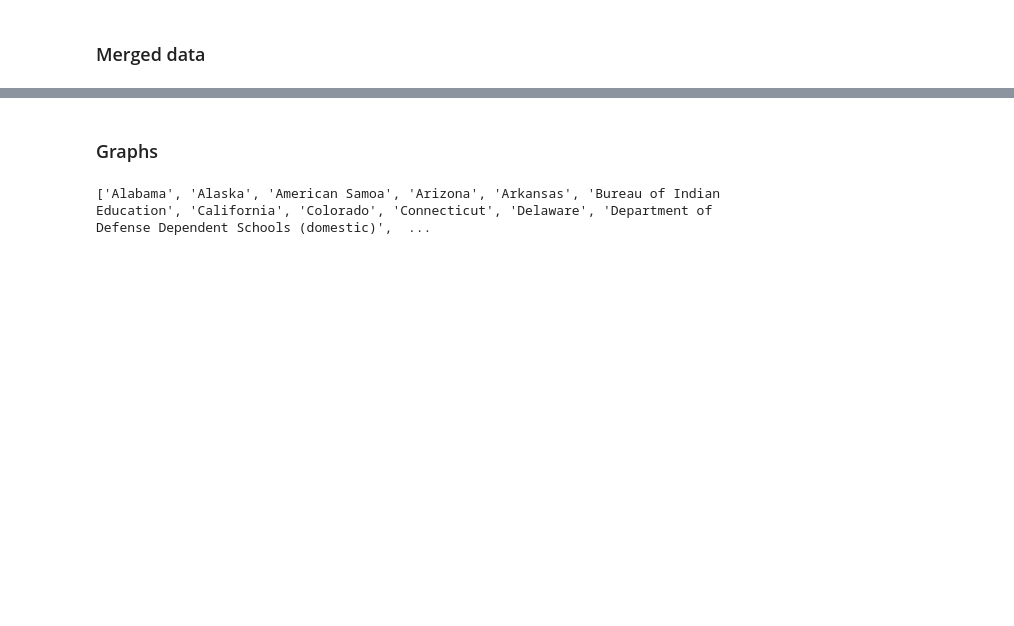
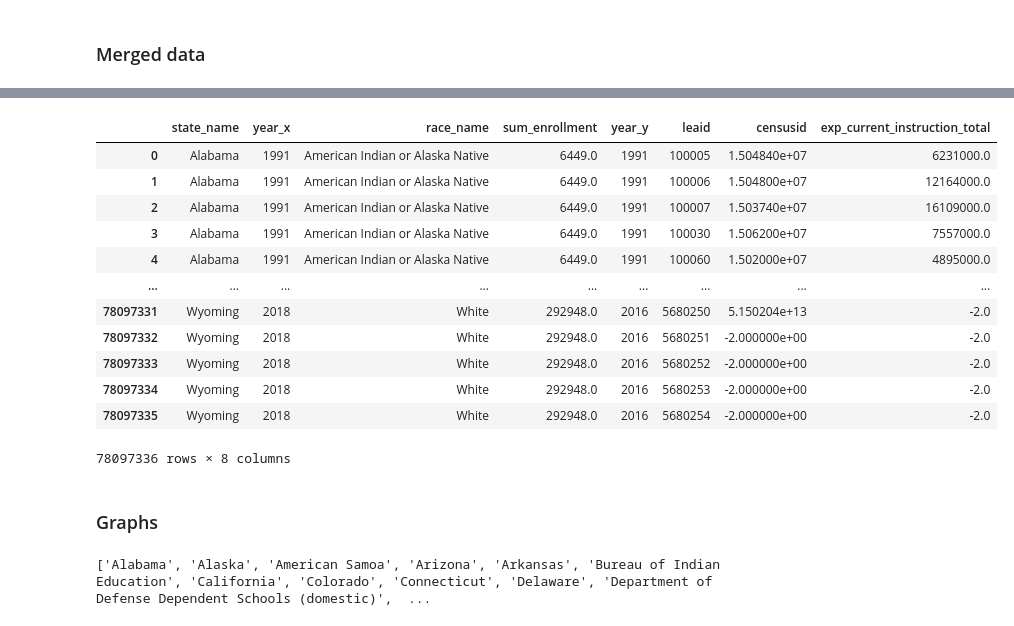
Before and after one commit to apaniagua6/Covid-impact-graduation, a Jupyter notebook: 03-educationdata-dashboards/transformation_instructional_spend.ipynb, the cells around one changed output, grey strips where cells are left out. Drawn from its saved outputs; the diff is of its cells as text; code cells hidden in the pictures; blank space fills up the shorter version.

```diff
--- a/03-educationdata-dashboards/transformation_instructional_spend.ipynb
+++ b/03-educationdata-dashboards/transformation_instructional_spend.ipynb
@@ -213,5 +241,19 @@ finance = pd.read_csv('Instructional Spend Grouped by State-Year.csv')
 # %%
-# joined = pd.merge(state_by_race, finance, on=['state_name', 'year'], how='inner', validate='1:1')  # todo: fix join
+race_finance_by_state = pd.merge(state_by_race, new, on=['state_name'], how='inner')  # todo: fix join
+# %% [output]
+|  | state_name | year_x | race_name | sum_enrollment | year_y | leaid | censusid | exp_current_instruction_total |
+| 0 | Alabama | 1991 | American Indian or Alaska Native | 6449.0 | 1991 | 100005 | 1.504840e+07 | 6231000.0 |
+| 1 | Alabama | 1991 | American Indian or Alaska Native | 6449.0 | 1991 | 100006 | 1.504800e+07 | 12164000.0 |
+| 2 | Alabama | 1991 | American Indian or Alaska Native | 6449.0 | 1991 | 100007 | 1.503740e+07 | 16109000.0 |
+| 3 | Alabama | 1991 | American Indian or Alaska Native | 6449.0 | 1991 | 100030 | 1.506200e+07 | 7557000.0 |
+| 4 | Alabama | 1991 | American Indian or Alaska Native | 6449.0 | 1991 | 100060 | 1.502000e+07 | 4895000.0 |
+| ... | ... | ... | ... | ... | ... | ... | ... | ... |
+| 78097331 | Wyoming | 2018 | White | 292948.0 | 2016 | 5680250 | 5.150204e+13 | -2.0 |
+| 78097332 | Wyoming | 2018 | White | 292948.0 | 2016 | 5680251 | -2.000000e+00 | -2.0 |
+| 78097333 | Wyoming | 2018 | White | 292948.0 | 2016 | 5680252 | -2.000000e+00 | -2.0 |
+| 78097334 | Wyoming | 2018 | White | 292948.0 | 2016 | 5680253 | -2.000000e+00 | -2.0 |
+| 78097335 | Wyoming | 2018 | White | 292948.0 | 2016 | 5680254 | -2.000000e+00 | -2.0 |
+78097336 rows × 8 columns
 # %% [markdown]
 ### Graphs
 # %%
```
Also changed, not shown: parts of 11 cells of this notebook.
